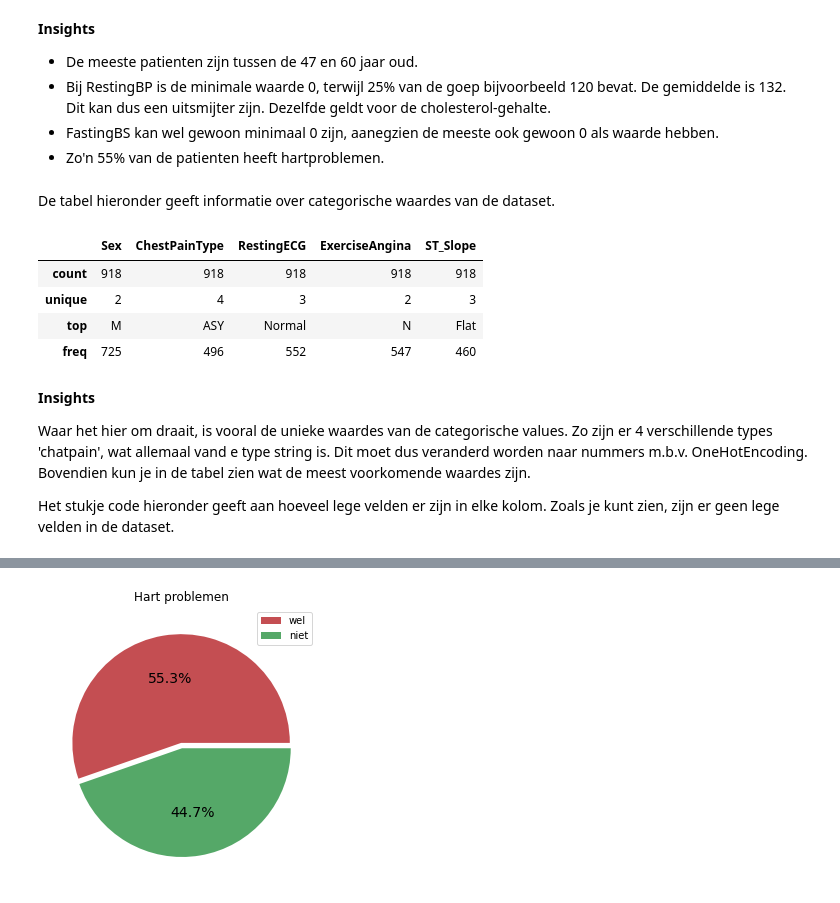
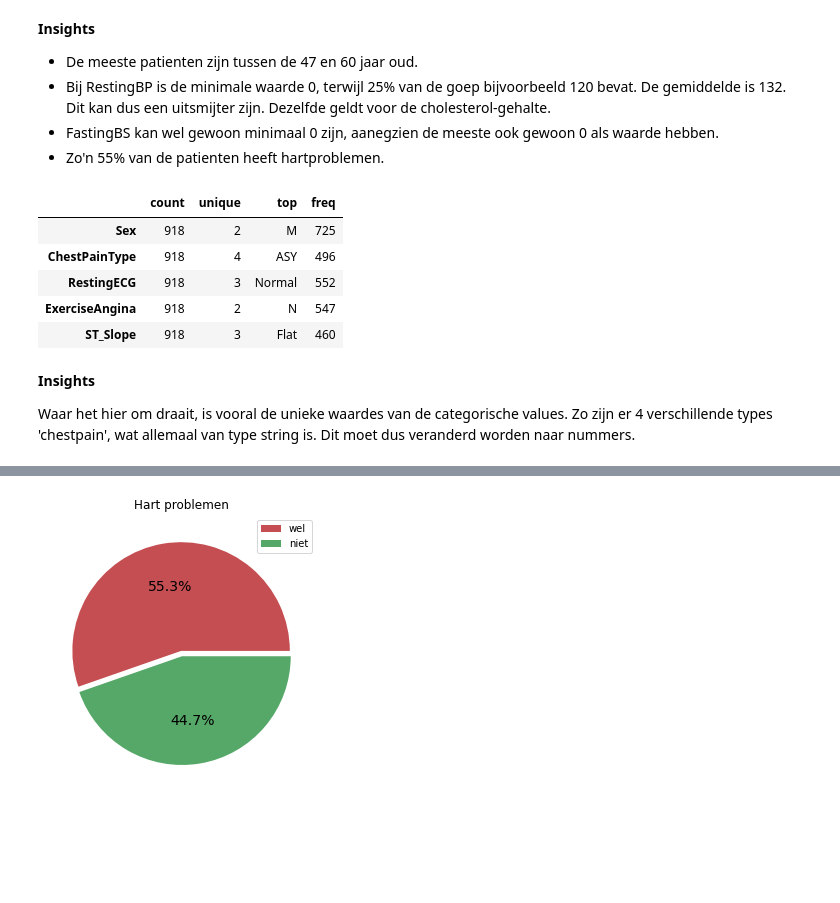
Before and after one commit to Mysurii/Minoi-AAI, a Jupyter notebook: Machine Learning/heart_disease.ipynb, the cells around one changed output, grey strips where cells are left out. Drawn from its saved outputs; the diff is of its cells as text; code cells hidden in the pictures; blank space fills up the shorter version.

```diff
--- a/Machine Learning/heart_disease.ipynb
+++ b/Machine Learning/heart_disease.ipynb
@@ -102,21 +95,16 @@ data.describe()
 - Bij RestingBP is de minimale waarde 0, terwijl 25% van de goep bijvoorbeeld 120 bevat. De gemiddelde is 132. Dit kan dus een uitsmijter zijn. Dezelfde geldt voor de cholesterol-gehalte.
 - FastingBS kan wel gewoon minimaal 0 zijn, aanegzien de meeste ook gewoon 0 als waarde hebben.
 - Zo'n 55% van de patienten heeft hartproblemen.
-# %% [markdown]
-De tabel hieronder geeft informatie over categorische waardes van de dataset.
 # %%
-data.describe(include = 'object')
+data.describe(include='object').T
 # %% [output]
-|  | Sex | ChestPainType | RestingECG | ExerciseAngina | ST_Slope |
-| count | 918 | 918 | 918 | 918 | 918 |
-| unique | 2 | 4 | 3 | 2 | 3 |
-| top | M | ASY | Normal | N | Flat |
-| freq | 725 | 496 | 552 | 547 | 460 |
+|  | count | unique | top | freq |
+| Sex | 918 | 2 | M | 725 |
+| ChestPainType | 918 | 4 | ASY | 496 |
+| RestingECG | 918 | 3 | Normal | 552 |
+| ExerciseAngina | 918 | 2 | N | 547 |
+| ST_Slope | 918 | 3 | Flat | 460 |
 # %% [markdown]
-
 **Insights**
 
-Waar het hier om draait, is vooral de unieke waardes van de categorische values. Zo zijn er 4 verschillende types 'chatpain', wat allemaal vand e type string is. Dit moet dus veranderd worden naar nummers m.b.v. OneHotEncoding. Bovendien kun je in de tabel zien wat de meest voorkomende waardes zijn.
-
-
-Het stukje code hieronder geeft aan hoeveel lege velden er zijn in elke kolom. Zoals je kunt zien, zijn er geen lege velden in de dataset.
+Waar het hier om draait, is vooral de unieke waardes van de categorische values. Zo zijn er 4 verschillende types 'chestpain', wat allemaal van type string is. Dit moet dus veranderd worden naar nummers.
```
Also changed, not shown: parts of 55 cells of this notebook.
